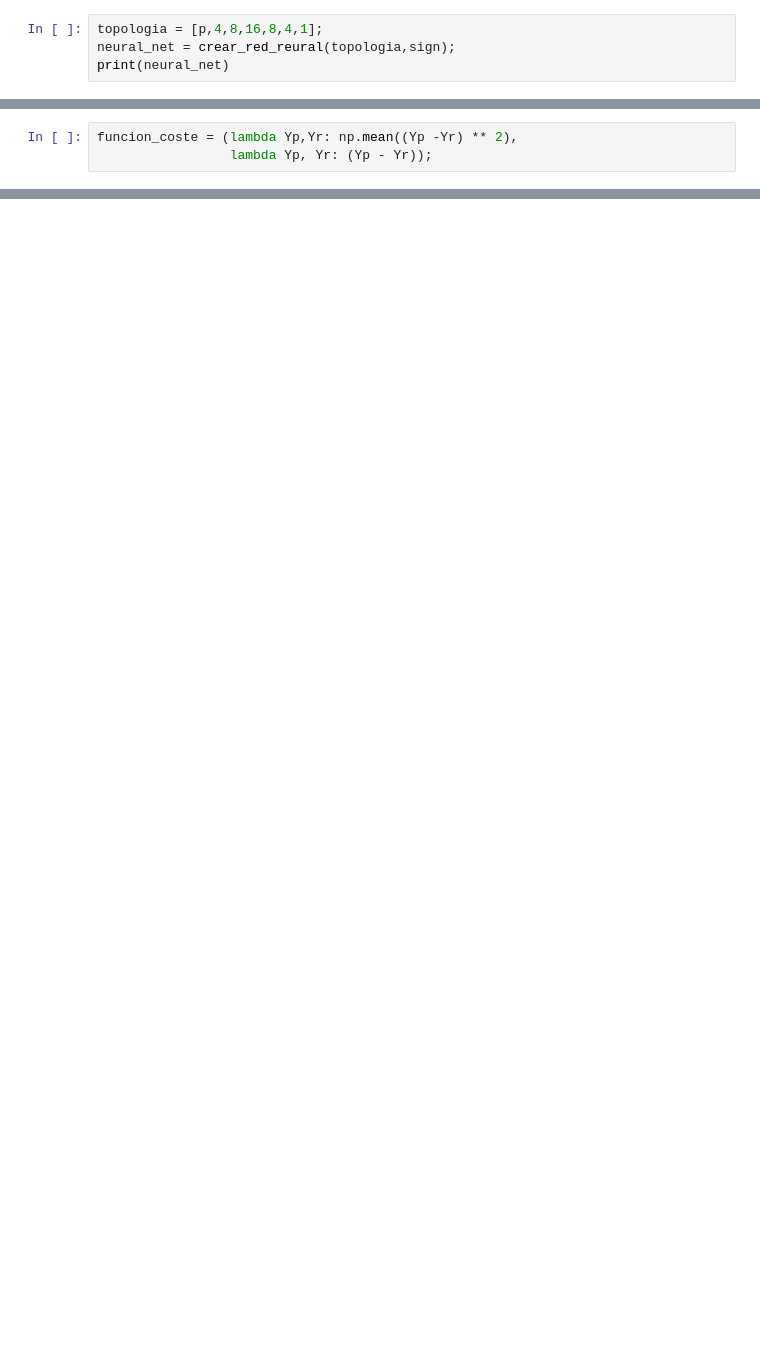
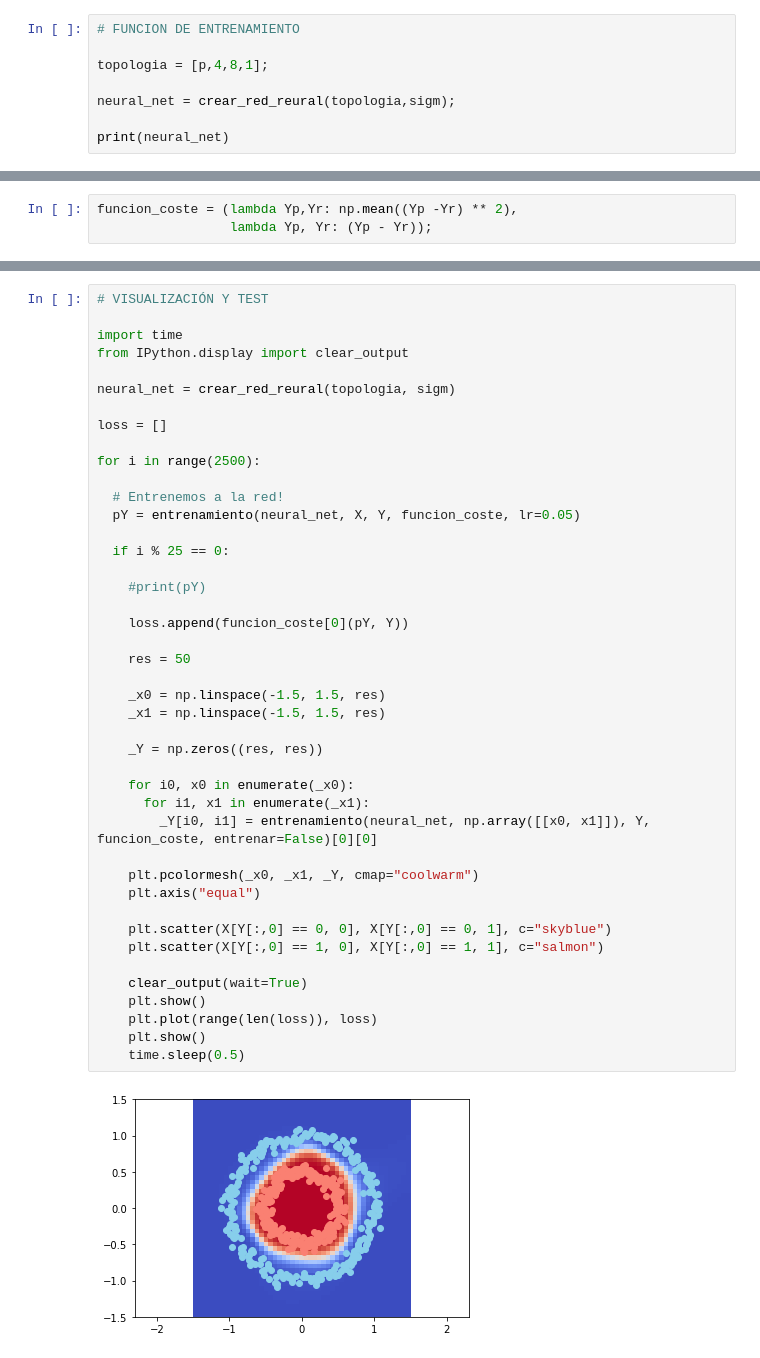
Before and after one commit to ManuelVR461/redesneuronales, a Jupyter notebook: redesneuronales1.ipynb, the cells around one changed output, grey strips where cells are left out. Cells and saved outputs as stored; diff of their text form; blank space fills up the shorter version.

```diff
--- a/redesneuronales1.ipynb
+++ b/redesneuronales1.ipynb
@@ -56,6 +70,10 @@ def crear_red_reural(topologia,funcion_activacion):
   return nn;
 # %%
-topologia = [p,4,8,16,8,4,1];
-neural_net = crear_red_reural(topologia,sign);
+# FUNCION DE ENTRENAMIENTO
+
+topologia = [p,4,8,1];
+
+neural_net = crear_red_reural(topologia,sigm);
+
 print(neural_net)
 # %% [output]
@@ -118,0 +128,45 @@ entrenamiento(neural_net,X,Y,funcion_coste,lr = 0.5);
+# %%
+# VISUALIZACIÓN Y TEST
+
+import time
+from IPython.display import clear_output
+
+neural_net = crear_red_reural(topologia, sigm)
+
+loss = []
+
+for i in range(2500):
+
+  # Entrenemos a la red!
+  pY = entrenamiento(neural_net, X, Y, funcion_coste, lr=0.05)
+
+  if i % 25 == 0:
+
+    #print(pY)
+
+    loss.append(funcion_coste[0](pY, Y))
+
+    res = 50
+
+    _x0 = np.linspace(-1.5, 1.5, res)
+    _x1 = np.linspace(-1.5, 1.5, res)
+
+    _Y = np.zeros((res, res))
+
+    for i0, x0 in enumerate(_x0):
+      for i1, x1 in enumerate(_x1):
+        _Y[i0, i1] = entrenamiento(neural_net, np.array([[x0, x1]]), Y, funcion_coste, entrenar=False)[0][0]
+
+    plt.pcolormesh(_x0, _x1, _Y, cmap="coolwarm")
+    plt.axis("equal")
+
+    plt.scatter(X[Y[:,0] == 0, 0], X[Y[:,0] == 0, 1], c="skyblue")
+    plt.scatter(X[Y[:,0] == 1, 0], X[Y[:,0] == 1, 1], c="salmon")
+
+    clear_output(wait=True)
+    plt.show()
+    plt.plot(range(len(loss)), loss)
+    plt.show()
+    time.sleep(0.5)
+# %% [output]
+[figure, added]
```
Also changed, not shown: parts of 8 cells of this notebook.
